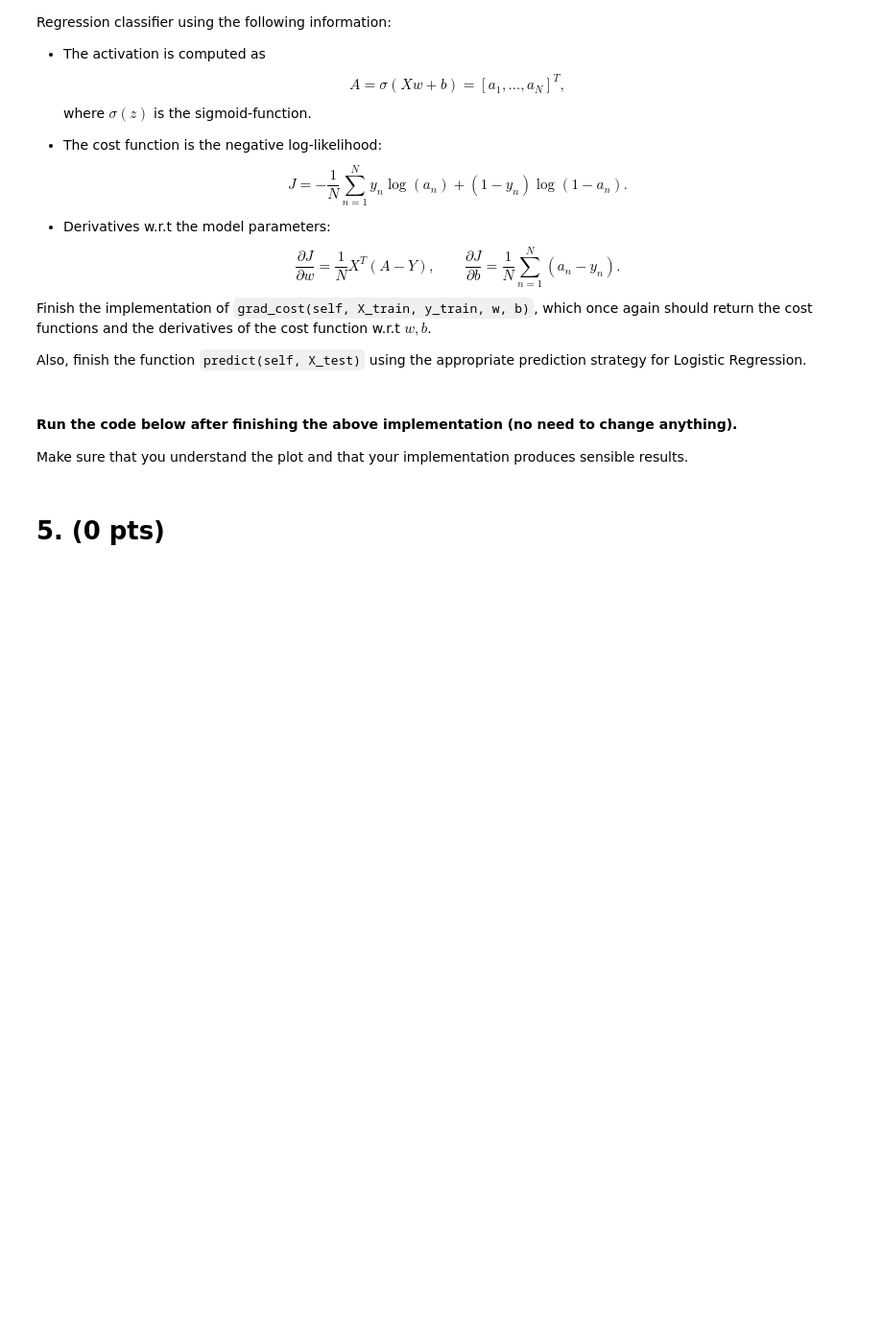
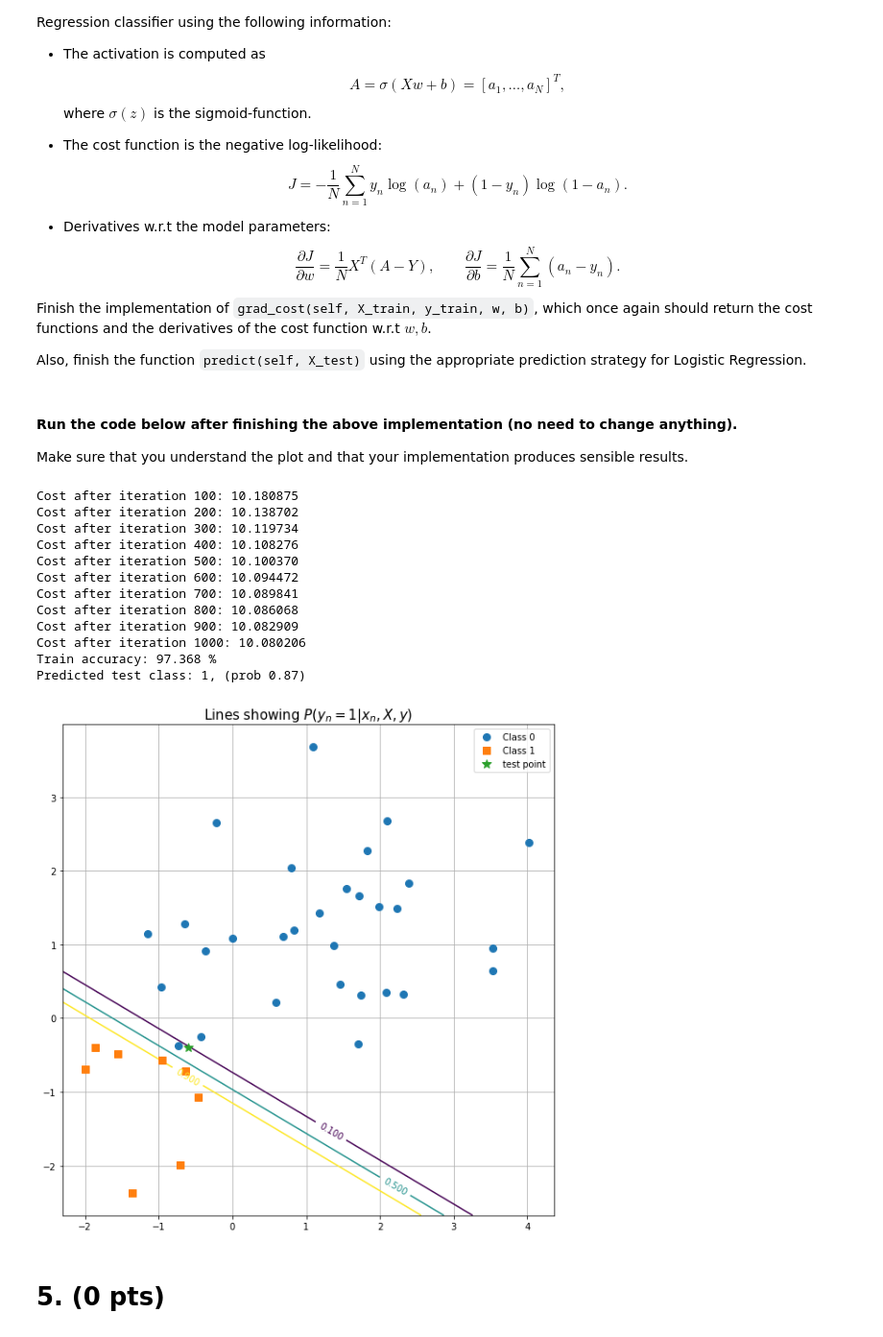
Before and after one commit to AxelEiman/AMLI, a Jupyter notebook: Hw2_2022.ipynb, the cells around one changed output. Shown at 96% size. Saved outputs shown, nothing was run; the diff lists cells and outputs as text; code cells hidden in the pictures; blank space fills up the shorter version.

```diff
--- a/Hw2_2022.ipynb
+++ b/Hw2_2022.ipynb
@@ -841,7 +843,7 @@ class LogisticRegression():
         ### TODO - Change this part
         # Dummy variables currently
         Z = np.matmul(X_train, w)
-        A = np.multiply(self.sigmoid(Z),(Z+b))
+        A = self.sigmoid(Z+b)
         cost = np.zeros(n_samples)
         for i in range(n_samples):
             if 0 < A[i] < 1:
@@ -849,7 +851,7 @@ class LogisticRegression():
                 second_term = (1-y_train[i])*np.log(1-A[i])
                 cost[i] = (first_term + second_term)
             else:
-                cost[i] = -1e6
+                cost[i] = -1e2
         cost = -1/n_samples*np.sum(cost)
         dw = 1/n_samples*np.matmul(np.transpose(X_train),(A-y_train))
         db = 1/n_samples*np.sum((A-y_train))
@@ -915,7 +917,7 @@ class LogisticRegression():
         ### TODO - Change this part
         A = np.zeros((n_samples,1))
         for i in range(n_samples):
-            if self.sigmoid(X_test[i, :] @ w) > 0.5:
+            if self.sigmoid(X_test[i, :] @ w + b) > 0.5:
                 y_pred[i] = 1
             else:
                 y_pred[i] = 0
@@ -930,23 +932,37 @@ class LogisticRegression():
 Make sure that you understand the plot and that your implementation produces sensible results.
 # %%
 # Parameters (feel free to change)
-learning_rate = 0.01
-n_iterations = 1500
+learning_rate = 0.05
+n_iterations = 1000
 print_cost = True
 
 # Define and train the model
 model = LogisticRegression(learning_rate, n_iterations, print_cost)
 model.fit(X_train, y_train)
 
 # Predictions
 y_pred_train, _ = model.predict(X_train)
 print("Train accuracy: %.3f %%" %(np.mean(y_pred_train == y_train)*100))
 y_pred_test,y_pred_prob_test = model.predict(X_test)
 print("Predicted test class: %d, (prob %.2f)" %(y_pred_test, np.where(y_pred_prob_test < 0.5, 1-y_pred_prob_test, y_pred_prob_test)))
 
 # Plot decision-boundaries
 fig, ax = plot_data(X_train, y_train, X_test, title = 'Lines showing $P(y_{n} = 1 | x_{n}, X, y)$')
 fig, ax = decision_boundary(model, fig, ax, labels = True)
+# %% [output]
+Cost after iteration 100: 10.180875
+Cost after iteration 200: 10.138702
+Cost after iteration 300: 10.119734
+Cost after iteration 400: 10.108276
+Cost after iteration 500: 10.100370
+Cost after iteration 600: 10.094472
+Cost after iteration 700: 10.089841
+Cost after iteration 800: 10.086068
+Cost after iteration 900: 10.082909
+Cost after iteration 1000: 10.080206
+Train accuracy: 97.368 %
+Predicted test class: 1, (prob 0.87)
+[figure, added]
 # %% [markdown]
 # 5. (0 pts)
 # %% [markdown]
```
Also changed, not shown: parts of 7 cells of this notebook.
